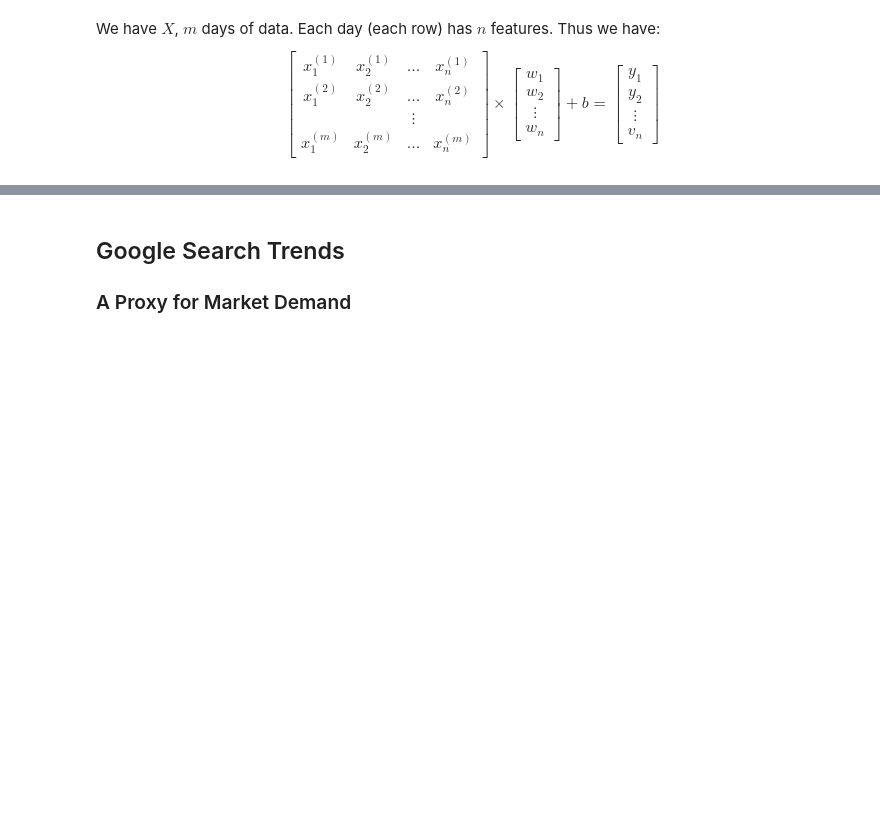
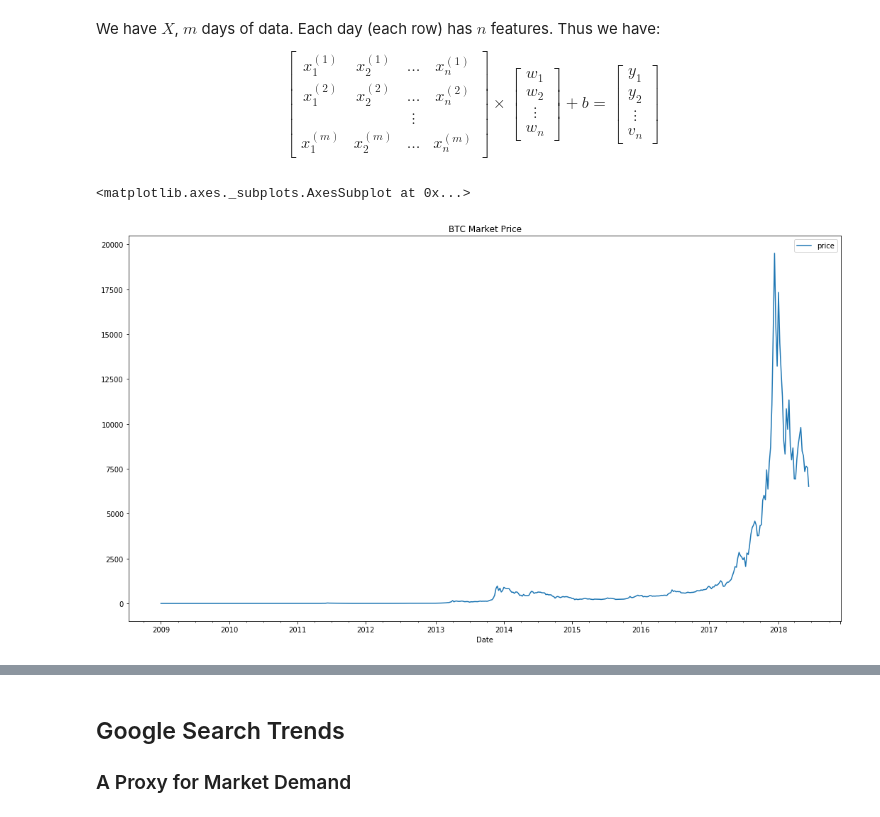
Before and after one commit to lopezdp/MachineLearningResearch, a Jupyter notebook: QuantFinance/PricingResearch.ipynb, the cells around one changed output, grey strips where cells are left out. Drawn from its saved outputs; the diff is of its cells as text; code cells hidden in the pictures; blank space fills up the shorter version.

```diff
--- a/QuantFinance/PricingResearch.ipynb
+++ b/QuantFinance/PricingResearch.ipynb
@@ -394,0 +156,10 @@ miopm.plot(title='BTC Mining Operating Margin', figsize=(18,10), logy=True)
+# %%
+# Capture historical BTC price data
+# Data showing the USD market price from Mt.gox
+price = ql.get("BCHAIN/MKPRU", collapse="weekly")
+price = price.rename(columns={"Value": "price"})
+
+price.plot(title='BTC Market Price', figsize=(18,10))
+# %% [output]
+<matplotlib.axes._subplots.AxesSubplot at 0x...>
+[figure, added]
```
Also changed, not shown: parts of 74 cells of this notebook, 2 other files.
